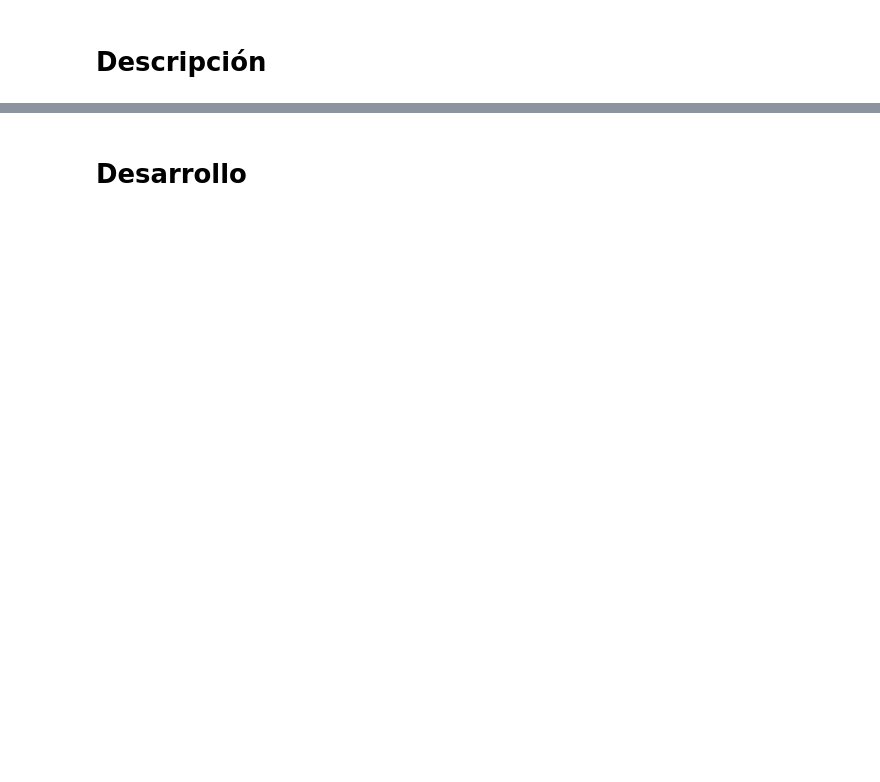
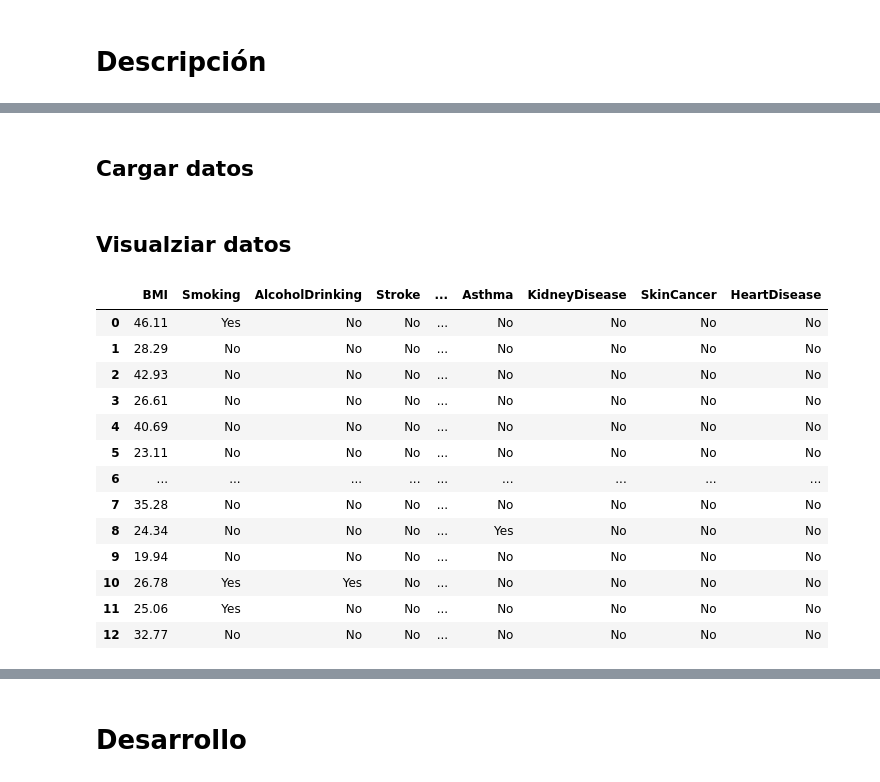
Before and after one commit to rpizarrog/Libro-Aprendizaje-Automatico.-Casos-de-Estudio-con-R-y-Python, a Jupyter notebook: Python NoteBooks/Clasificación_regresión_logistica_bonomial_danos_al_corazón.ipynb, the cells around one changed output, grey strips where cells are left out. Drawn from its saved outputs; the diff is of its cells as text; code cells hidden in the pictures; blank space fills up the shorter version.

```diff
--- a/Python NoteBooks/Clasificación_regresión_logistica_bonomial_danos_al_corazón.ipynb
+++ b/Python NoteBooks/Clasificación_regresión_logistica_bonomial_danos_al_corazón.ipynb
@@ -41,0 +1449,2 @@ Las funciones se pueden encontrar y reutilizar desde el espacio *github.com* **P
+# %% [markdown]
+## Cargar datos
@@ -41,0 +1454,19 @@ Las funciones se pueden encontrar y reutilizar desde el espacio *github.com* **P
+# %% [markdown]
+## Visualziar datos
+# %%
+f_visualizar_head_tail_reducido(datos)
+# %% [output]
+|  | BMI | Smoking | AlcoholDrinking | Stroke | ... | Asthma | KidneyDisease | SkinCancer | HeartDisease |
+| 0 | 46.11 | Yes | No | No | ... | No | No | No | No |
+| 1 | 28.29 | No | No | No | ... | No | No | No | No |
+| 2 | 42.93 | No | No | No | ... | No | No | No | No |
+| 3 | 26.61 | No | No | No | ... | No | No | No | No |
+| 4 | 40.69 | No | No | No | ... | No | No | No | No |
+| 5 | 23.11 | No | No | No | ... | No | No | No | No |
+| 6 | ... | ... | ... | ... | ... | ... | ... | ... | ... |
+| 7 | 35.28 | No | No | No | ... | No | No | No | No |
+| 8 | 24.34 | No | No | No | ... | Yes | No | No | No |
+| 9 | 19.94 | No | No | No | ... | No | No | No | No |
+| 10 | 26.78 | Yes | Yes | No | ... | No | No | No | No |
+| 11 | 25.06 | Yes | No | No | ... | No | No | No | No |
+| 12 | 32.77 | No | No | No | ... | No | No | No | No |
```
Also changed, not shown: parts of 37 cells of this notebook.
